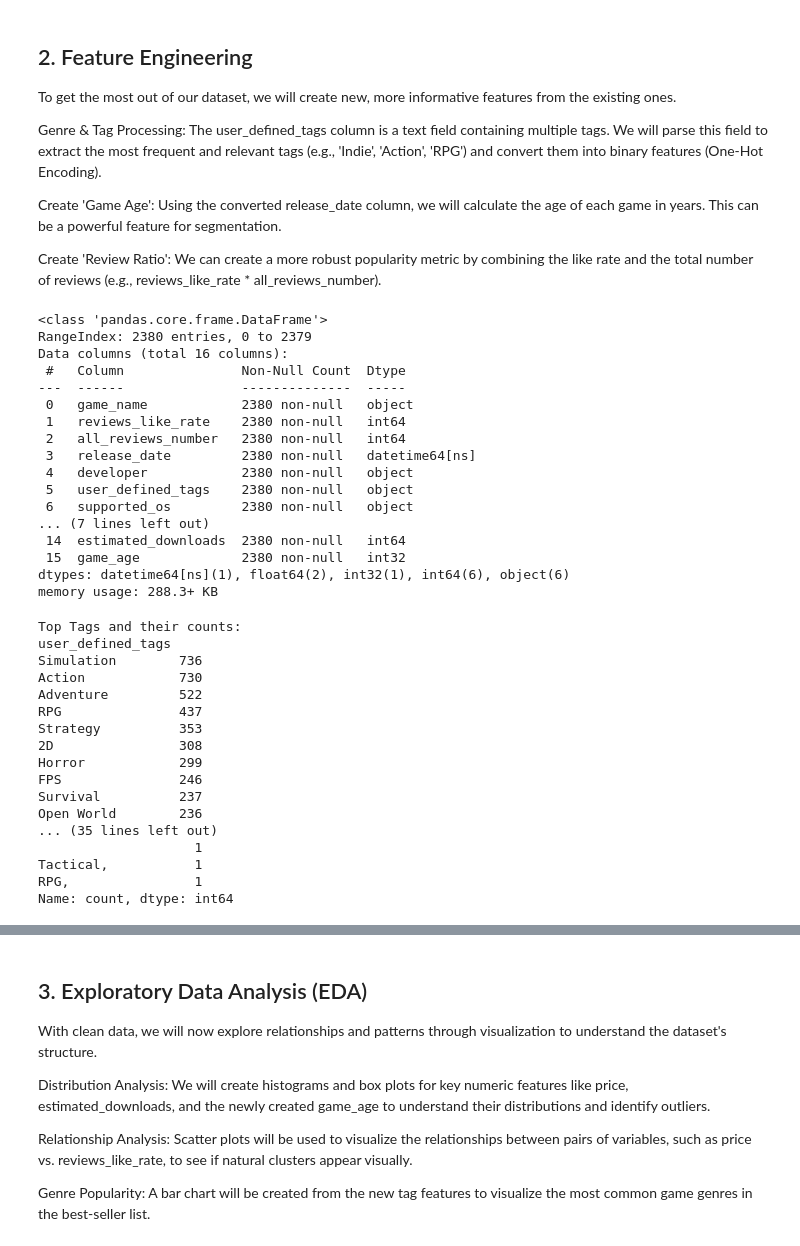
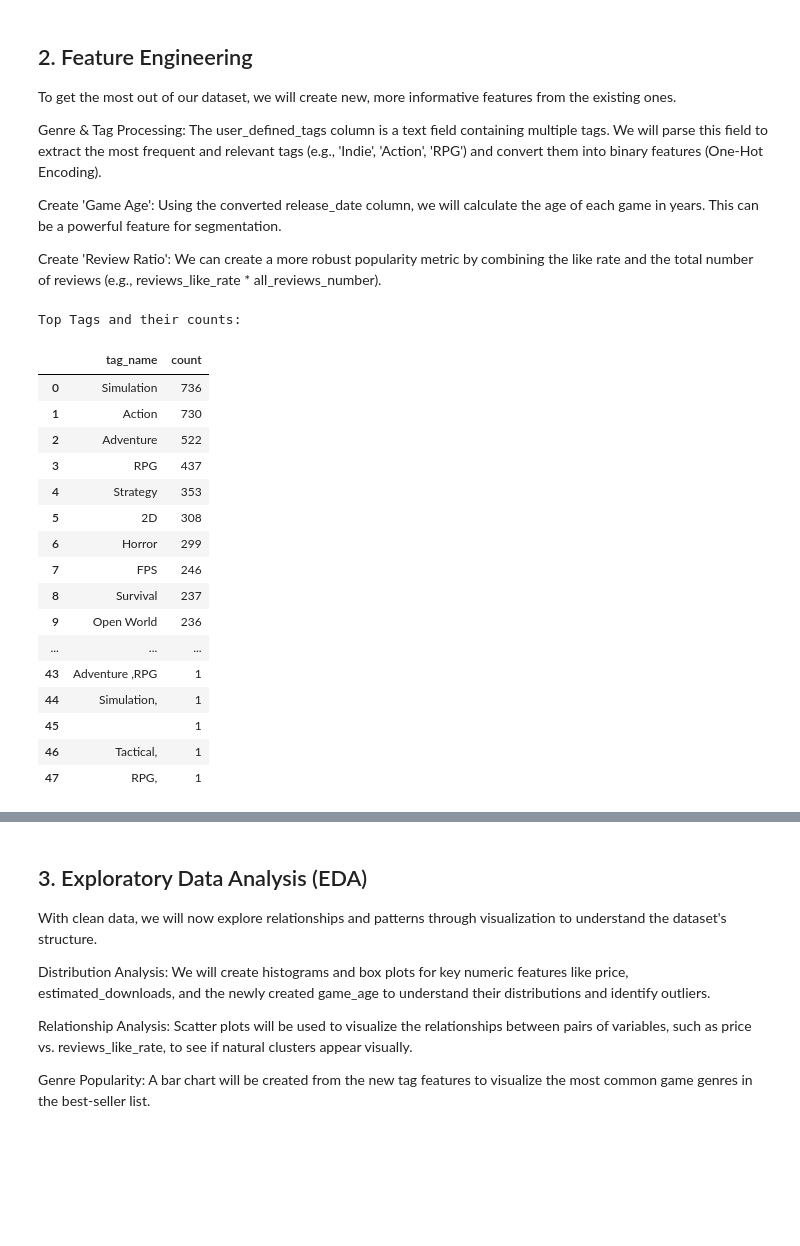
Before and after one commit to nuwanwixx/MDSAI25_ADM_MiniProject, a Jupyter notebook: besSelling_steam_games_analysis.ipynb, the cells around one changed output, grey strips where cells are left out. Saved outputs shown, nothing was run; the diff lists cells and outputs as text; code cells hidden in the pictures; blank space fills up the shorter version.

Commit message:
deep dive on data cleaning and pre processing

```diff
--- a/besSelling_steam_games_analysis.ipynb
+++ b/besSelling_steam_games_analysis.ipynb
@@ -175,54 +153,35 @@ Genre & Tag Processing: The user_defined_tags column is a text field containing
 Create 'Game Age': Using the converted release_date column, we will calculate the age of each game in years. This can be a powerful feature for segmentation.
 
 Create 'Review Ratio': We can create a more robust popularity metric by combining the like rate and the total number of reviews (e.g., reviews_like_rate * all_reviews_number).
-# %%
-# Create 'Game Age': Calculate the age of each game in years
-current_year = pd.to_datetime('today').year
-df['game_age'] = current_year - df['release_date'].dt.year
-df.info()
-# %% [output]
-<class 'pandas.core.frame.DataFrame'>
-RangeIndex: 2380 entries, 0 to 2379
-Data columns (total 16 columns):
- #   Column               Non-Null Count  Dtype
----  ------               --------------  -----
- 0   game_name            2380 non-null   object
- 1   reviews_like_rate    2380 non-null   int64
- 2   all_reviews_number   2380 non-null   int64
- 3   release_date         2380 non-null   datetime64[ns]
- 4   developer            2380 non-null   object
- 5   user_defined_tags    2380 non-null   object
- 6   supported_os         2380 non-null   object
-... (7 lines left out)
- 14  estimated_downloads  2380 non-null   int64
- 15  game_age             2380 non-null   int32
-dtypes: datetime64[ns](1), float64(2), int32(1), int64(6), object(6)
-memory usage: 288.3+ KB
 # %%
 # Genre & Tag Processing: Extract and One-Hot Encode the most frequent tags
 # First, get all unique tags
 all_tags = df['user_defined_tags'].str.split(', ').explode()
 # Get the most frequent tags (e.g., top 20, you can adjust this number)
-top_tags = all_tags.value_counts().head(1649).index.tolist()
-df.describe(include='all')
+top_tags = all_tags.value_counts().index.tolist()
+
 ## print top_tags with count
 print("Top Tags and their counts:")
-print(all_tags.value_counts())
+tag_counts = all_tags.value_counts()
+most_frequent_tags = list(tag_counts.items())
+tag_freq_df = pd.DataFrame(most_frequent_tags, columns=['tag_name', 'count'])
+display(tag_freq_df)
 # %% [output]
 Top Tags and their counts:
-user_defined_tags
-Simulation        736
-Action            730
-Adventure         522
-RPG               437
-Strategy          353
-2D                308
-Horror            299
-FPS               246
-Survival          237
-Open World        236
-... (35 lines left out)
-                    1
-Tactical,           1
-RPG,                1
-Name: count, dtype: int64
+|  | tag_name | count |
+| 0 | Simulation | 736 |
+| 1 | Action | 730 |
+| 2 | Adventure | 522 |
+| 3 | RPG | 437 |
+| 4 | Strategy | 353 |
+| 5 | 2D | 308 |
+| 6 | Horror | 299 |
+| 7 | FPS | 246 |
+| 8 | Survival | 237 |
+| 9 | Open World | 236 |
+| ... | ... | ... |
+| 43 | Adventure ,RPG | 1 |
+| 44 | Simulation, | 1 |
+| 45 |  | 1 |
+| 46 | Tactical, | 1 |
+| 47 | RPG, | 1 |
```
Also changed, not shown: parts of 21 cells of this notebook.
